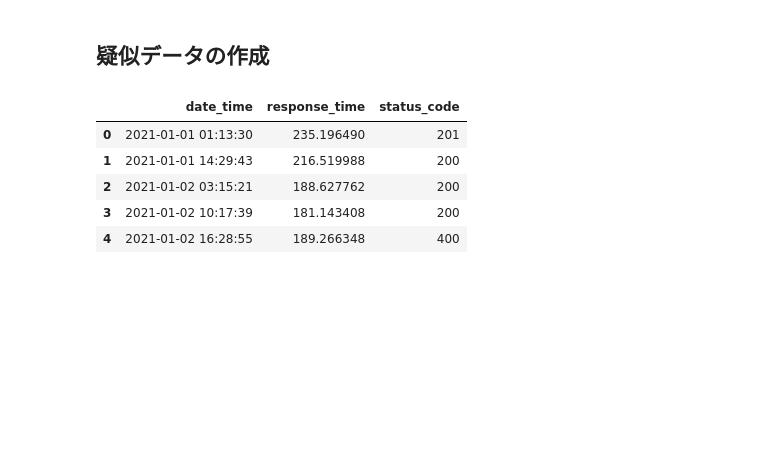
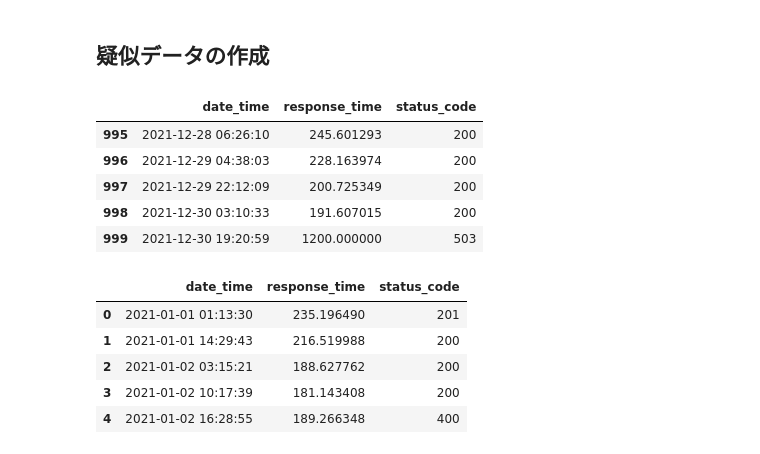
Before and after one commit to sekihan02/chainrwkworkbook, a Jupyter notebook: 007__Anomaly_detection_threshold_setting.ipynb, the cells around one changed output. Saved outputs shown, nothing was run; the diff lists cells and outputs as text; code cells hidden in the pictures; blank space fills up the shorter version.

```diff
--- a/007__Anomaly_detection_threshold_setting.ipynb
+++ b/007__Anomaly_detection_threshold_setting.ipynb
@@ -129,0 +169,9 @@ df = pd.DataFrame(data={'date_time': date_rng, 'response_time': response_time_da
+# %%
+df.tail()
+# %% [output]
+|  | date_time | response_time | status_code |
+| 995 | 2021-12-28 06:26:10 | 245.601293 | 200 |
+| 996 | 2021-12-29 04:38:03 | 228.163974 | 200 |
+| 997 | 2021-12-29 22:12:09 | 200.725349 | 200 |
+| 998 | 2021-12-30 03:10:33 | 191.607015 | 200 |
+| 999 | 2021-12-30 19:20:59 | 1200.000000 | 503 |
```
Also changed, not shown: parts of 47 cells of this notebook, 28 other files.
